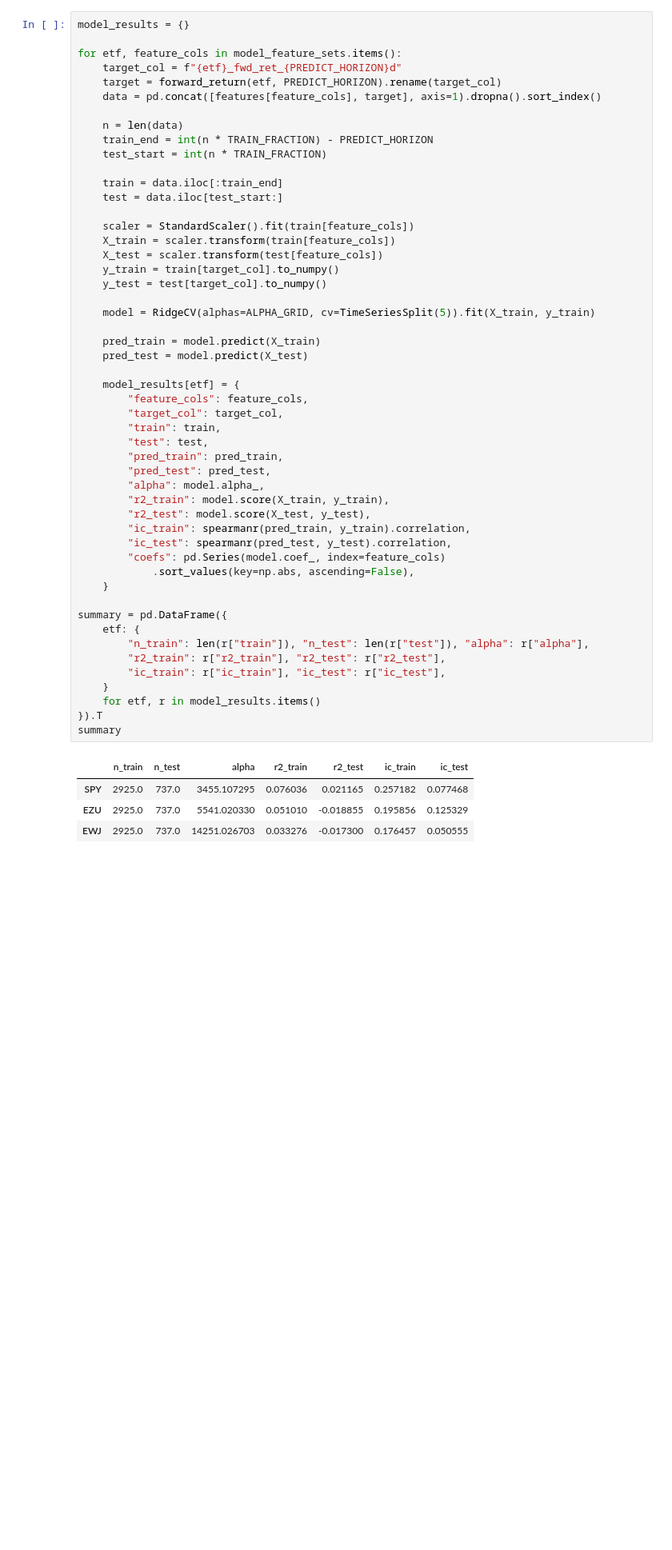
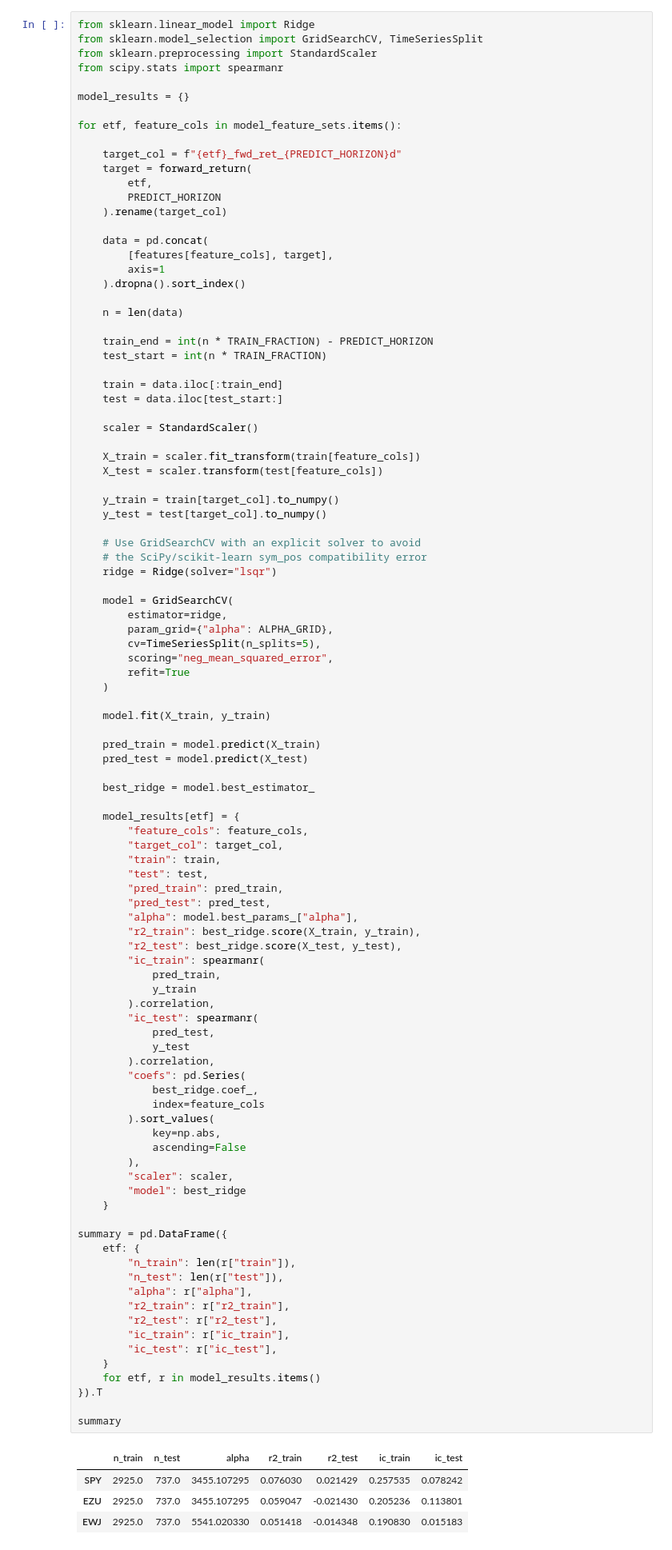
Before and after one commit to GerardWu100/geographic-equity-rotation, a Jupyter notebook: Signals.ipynb, the cells around one changed output. Shown at 80% size. Saved outputs shown, nothing was run; the diff lists cells and outputs as text; blank space fills up the shorter version.

```diff
--- a/Signals.ipynb
+++ b/Signals.ipynb
@@ -715,61 +715,109 @@ The split is chronological (never randomized, since this is time series):
 `PREDICT_HORIZON`-day embargo removed from the end of train so no training
 row's forward-return window overlaps the test period.
 # %%
+from sklearn.linear_model import Ridge
+from sklearn.model_selection import GridSearchCV, TimeSeriesSplit
+from sklearn.preprocessing import StandardScaler
+from scipy.stats import spearmanr
+
 model_results = {}
 
 for etf, feature_cols in model_feature_sets.items():
+
     target_col = f"{etf}_fwd_ret_{PREDICT_HORIZON}d"
-    target = forward_return(etf, PREDICT_HORIZON).rename(target_col)
-    data = pd.concat([features[feature_cols], target], axis=1).dropna().sort_index()
+    target = forward_return(
+        etf,
+        PREDICT_HORIZON
+    ).rename(target_col)
+
+    data = pd.concat(
+        [features[feature_cols], target],
+        axis=1
+    ).dropna().sort_index()
 
     n = len(data)
+
     train_end = int(n * TRAIN_FRACTION) - PREDICT_HORIZON
     test_start = int(n * TRAIN_FRACTION)
 
     train = data.iloc[:train_end]
     test = data.iloc[test_start:]
 
-    scaler = StandardScaler().fit(train[feature_cols])
-    X_train = scaler.transform(train[feature_cols])
+    scaler = StandardScaler()
+
+    X_train = scaler.fit_transform(train[feature_cols])
     X_test = scaler.transform(test[feature_cols])
+
     y_train = train[target_col].to_numpy()
     y_test = test[target_col].to_numpy()
 
-    model = RidgeCV(alphas=ALPHA_GRID, cv=TimeSeriesSplit(5)).fit(X_train, y_train)
+    # Use GridSearchCV with an explicit solver to avoid
+    # the SciPy/scikit-learn sym_pos compatibility error
+    ridge = Ridge(solver="lsqr")
+
+    model = GridSearchCV(
+        estimator=ridge,
+        param_grid={"alpha": ALPHA_GRID},
+        cv=TimeSeriesSplit(n_splits=5),
+        scoring="neg_mean_squared_error",
+        refit=True
+    )
+
+    model.fit(X_train, y_train)
 
     pred_train = model.predict(X_train)
     pred_test = model.predict(X_test)
+
+    best_ridge = model.best_estimator_
 
     model_results[etf] = {
         "feature_cols": feature_cols,
         "target_col": target_col,
         "train": train,
         "test": test,
         "pred_train": pred_train,
         "pred_test": pred_test,
-        "alpha": model.alpha_,
-        "r2_train": model.score(X_train, y_train),
-        "r2_test": model.score(X_test, y_test),
-        "ic_train": spearmanr(pred_train, y_train).correlation,
-        "ic_test": spearmanr(pred_test, y_test).correlation,
-        "coefs": pd.Series(model.coef_, index=feature_cols)
-            .sort_values(key=np.abs, ascending=False),
+        "alpha": model.best_params_["alpha"],
+        "r2_train": best_ridge.score(X_train, y_train),
+        "r2_test": best_ridge.score(X_test, y_test),
+        "ic_train": spearmanr(
+            pred_train,
+            y_train
+        ).correlation,
+        "ic_test": spearmanr(
+            pred_test,
+            y_test
+        ).correlation,
+        "coefs": pd.Series(
+            best_ridge.coef_,
+            index=feature_cols
+        ).sort_values(
+            key=np.abs,
+            ascending=False
+        ),
+        "scaler": scaler,
+        "model": best_ridge
     }
 
 summary = pd.DataFrame({
     etf: {
-        "n_train": len(r["train"]), "n_test": len(r["test"]), "alpha": r["alpha"],
-        "r2_train": r["r2_train"], "r2_test": r["r2_test"],
-        "ic_train": r["ic_train"], "ic_test": r["ic_test"],
+        "n_train": len(r["train"]),
+        "n_test": len(r["test"]),
+        "alpha": r["alpha"],
+        "r2_train": r["r2_train"],
+        "r2_test": r["r2_test"],
+        "ic_train": r["ic_train"],
+        "ic_test": r["ic_test"],
     }
     for etf, r in model_results.items()
 }).T
+
 summary
 # %% [output]
 |  | n_train | n_test | alpha | r2_train | r2_test | ic_train | ic_test |
-| SPY | 2925.0 | 737.0 | 3455.107295 | 0.076036 | 0.021165 | 0.257182 | 0.077468 |
-| EZU | 2925.0 | 737.0 | 5541.020330 | 0.051010 | -0.018855 | 0.195856 | 0.125329 |
-| EWJ | 2925.0 | 737.0 | 14251.026703 | 0.033276 | -0.017300 | 0.176457 | 0.050555 |
+| SPY | 2925.0 | 737.0 | 3455.107295 | 0.076030 | 0.021429 | 0.257535 | 0.078242 |
+| EZU | 2925.0 | 737.0 | 3455.107295 | 0.059047 | -0.021430 | 0.205236 | 0.113801 |
+| EWJ | 2925.0 | 737.0 | 5541.020330 | 0.051418 | -0.014348 | 0.190830 | 0.015183 |
 # %% [markdown]
 Standardized coefficients, largest magnitude first, for each ETF's model:
 # %%
```
Also changed, not shown: parts of 16 cells of this notebook.
